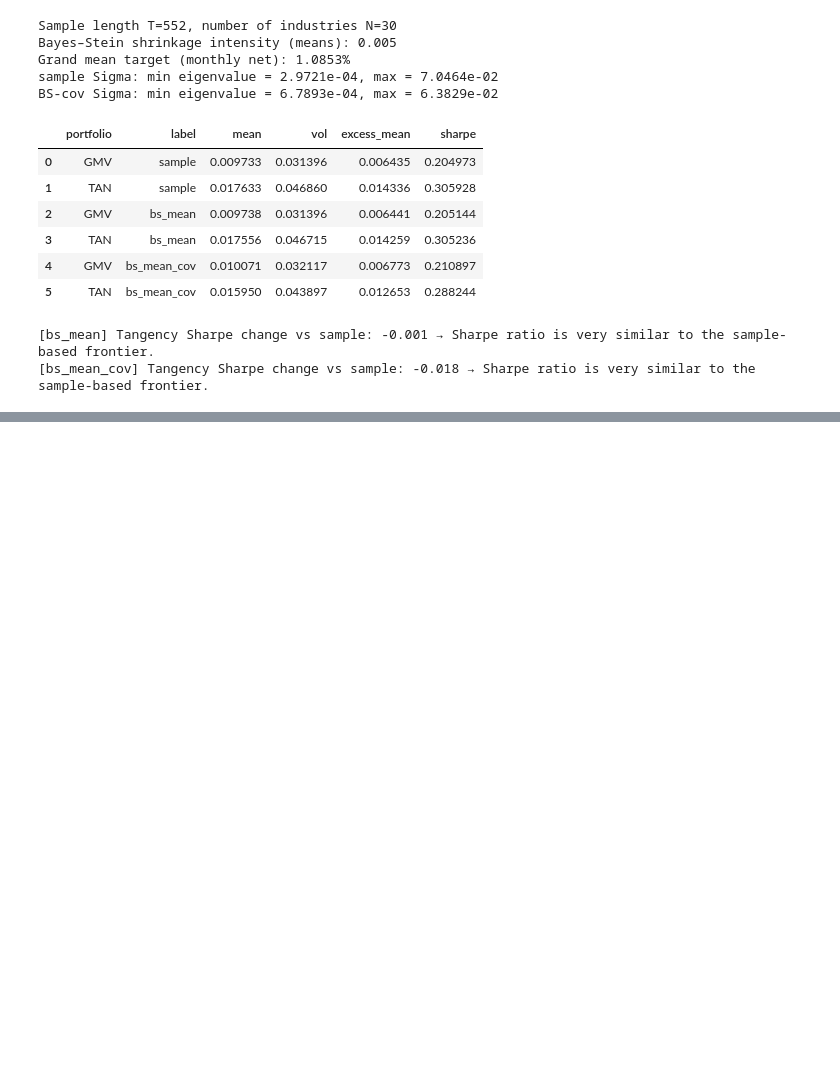
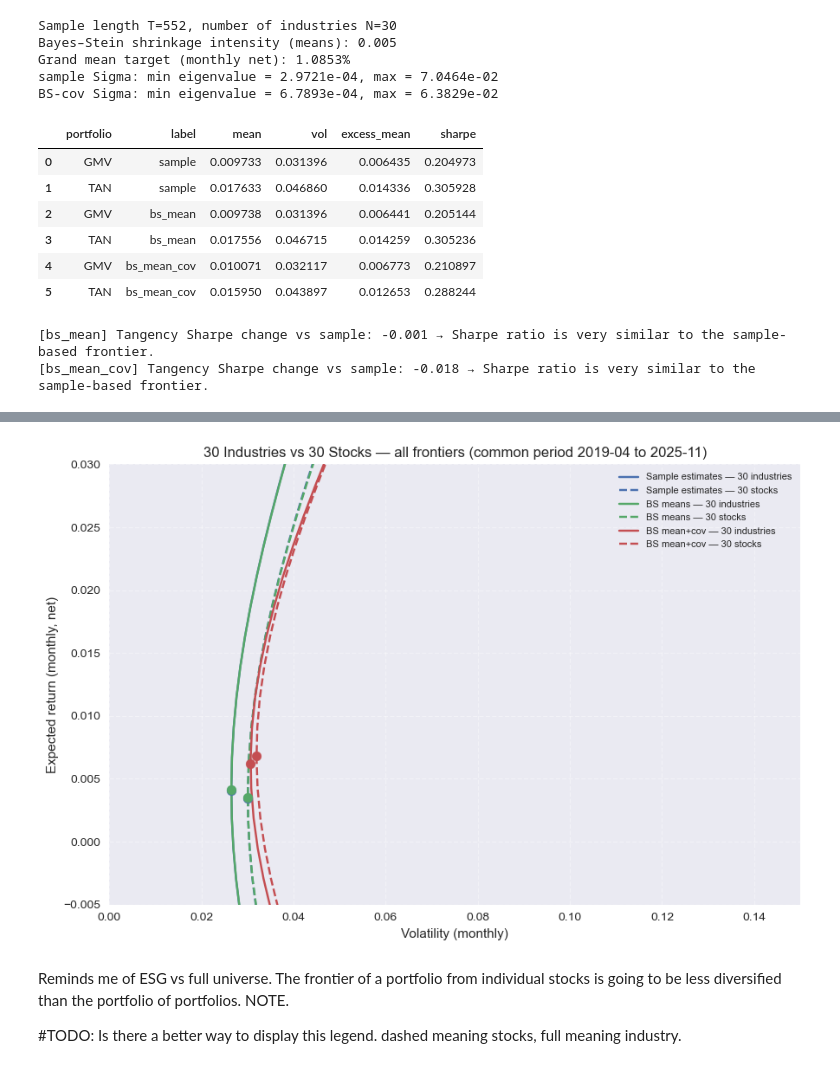
Before and after one commit to eomoran/fin41360-group-asst, a Jupyter notebook: fin41360_data_check.ipynb, the cells around one changed output, grey strips where cells are left out. Saved outputs shown, nothing was run; the diff lists cells and outputs as text; code cells hidden in the pictures; blank space fills up the shorter version.

```diff
--- a/fin41360_data_check.ipynb
+++ b/fin41360_data_check.ipynb
@@ -333,0 +329,20 @@ plt.show()
+# %%
+# Scope 3: Moments and Bayes–Stein for industries and stocks (common period only)
+
+# Use the same T for both so the comparison is like-for-like
+T_common = len(ind_common)
+rf_common = float(rf_net.loc[ind_common.index].mean())
+
+# Industry moments on common period
+mu_ind, Sigma_ind = compute_moments_from_gross(ind_common)
+bs_ind = bayes_stein_means(mu_ind, Sigma_ind, T=T_common)
+Sigma_ind_bs = shrink_covariance_identity(Sigma_ind, shrinkage=0.1)
+
+# Stock moments on common period
+mu_stk, Sigma_stk = compute_moments_from_gross(stocks_common)
+bs_stk = bayes_stein_means(mu_stk, Sigma_stk, T=T_common)
+Sigma_stk_bs = shrink_covariance_identity(Sigma_stk, shrinkage=0.1)
+
+print(f"Common period: {common_start} to {common_end}, T = {T_common}, rf (monthly net) = {rf_common:.4%}")
+print("Industry BS shrinkage (means):", bs_ind.shrinkage_intensity)
+print("Stock BS shrinkage (means):", bs_stk.shrinkage_intensity)
@@ -333,0 +513,59 @@ plt.show()
+# %%
+# Scope 3: Single-plot overlay — all three frontiers (industry & stock) with shared styling
+# Reference this dict from other cells if you need consistent colours/markers elsewhere.
+SCOPE3_PLOT_STYLE = {
+    "estimator": {
+        "sample": {"color": "C0", "label": "Sample estimates"},
+        "bs_mean": {"color": "C1", "label": "BS means"},
+        "bs_mean_cov": {"color": "C2", "label": "BS mean+cov"},
+    },
+    "universe": {
+        "industry": {"linestyle": "-", "label": "30 industries"},
+        "stock": {"linestyle": "--", "label": "30 stocks"},
+    },
+    "portfolio_marker": {"GMV": "o", "TAN": "s"},  # circle, square
+}
+
+est_curves = [
+    ("sample", "industry", v_ind_s, m_ind_s), ("sample", "stock", v_stk_s, m_stk_s),
+    ("bs_mean", "industry", v_ind_b, m_ind_b), ("bs_mean", "stock", v_stk_b, m_stk_b),
+    ("bs_mean_cov", "industry", v_ind_c, m_ind_c), ("bs_mean_cov", "stock", v_stk_c, m_stk_c),
+]
+
+fig, ax = plt.subplots(figsize=(9, 6))
+for est, univ, v, m in est_curves:
+    sty_est = SCOPE3_PLOT_STYLE["estimator"][est]
+    sty_univ = SCOPE3_PLOT_STYLE["universe"][univ]
+    ax.plot(v, m, color=sty_est["color"], linestyle=sty_univ["linestyle"],
+            label=f"{sty_est['label']} — {sty_univ['label']}")
+
+# (mu, Sigma) per estimator × universe for GMV/TAN points
+point_specs = [
+    ("sample", "industry", mu_ind, Sigma_ind), ("sample", "stock", mu_stk, Sigma_stk),
+    ("bs_mean", "industry", bs_ind.mu_bs, Sigma_ind), ("bs_mean", "stock", bs_stk.mu_bs, Sigma_stk),
+    ("bs_mean_cov", "industry", bs_ind.mu_bs, Sigma_ind_bs), ("bs_mean_cov", "stock", bs_stk.mu_bs, Sigma_stk_bs),
+]
+for est, univ, mu_f, Sigma_f in point_specs:
+    wg = gmv_weights(Sigma_f)
+    wt = tangency_weights(mu_f, Sigma_f, rf_common)
+    mg, vg = portfolio_stats(wg, mu_f, Sigma_f)
+    mt, vt = portfolio_stats(wt, mu_f, Sigma_f)
+    c = SCOPE3_PLOT_STYLE["estimator"][est]["color"]
+    ax.scatter([vg], [mg], color=c, marker=SCOPE3_PLOT_STYLE["portfolio_marker"]["GMV"], s=60, zorder=5)
+    ax.scatter([vt], [mt], color=c, marker=SCOPE3_PLOT_STYLE["portfolio_marker"]["TAN"], s=60, zorder=5)
+
+ax.set_xlim(0, 0.15)
+ax.set_ylim(-0.005, 0.03)
+ax.set_xlabel("Volatility (monthly)")
+ax.set_ylabel("Expected return (monthly, net)")
+ax.set_title(f"30 Industries vs 30 Stocks — all frontiers (common period {common_start} to {common_end})")
+ax.legend(loc="best", fontsize=8)
+ax.grid(True, linestyle="--", alpha=0.4)
+plt.tight_layout()
+plt.show()
+# %% [output]
+[figure, added]
+# %% [markdown]
+Reminds me of ESG vs full universe. The frontier of a portfolio from individual stocks is going to be less diversified than the portfolio of portfolios. NOTE.
+
+#TODO: Is there a better way to display this legend. dashed meaning stocks, full meaning industry.
```
Also changed, not shown: parts of 11 cells of this notebook, 3 other files.
